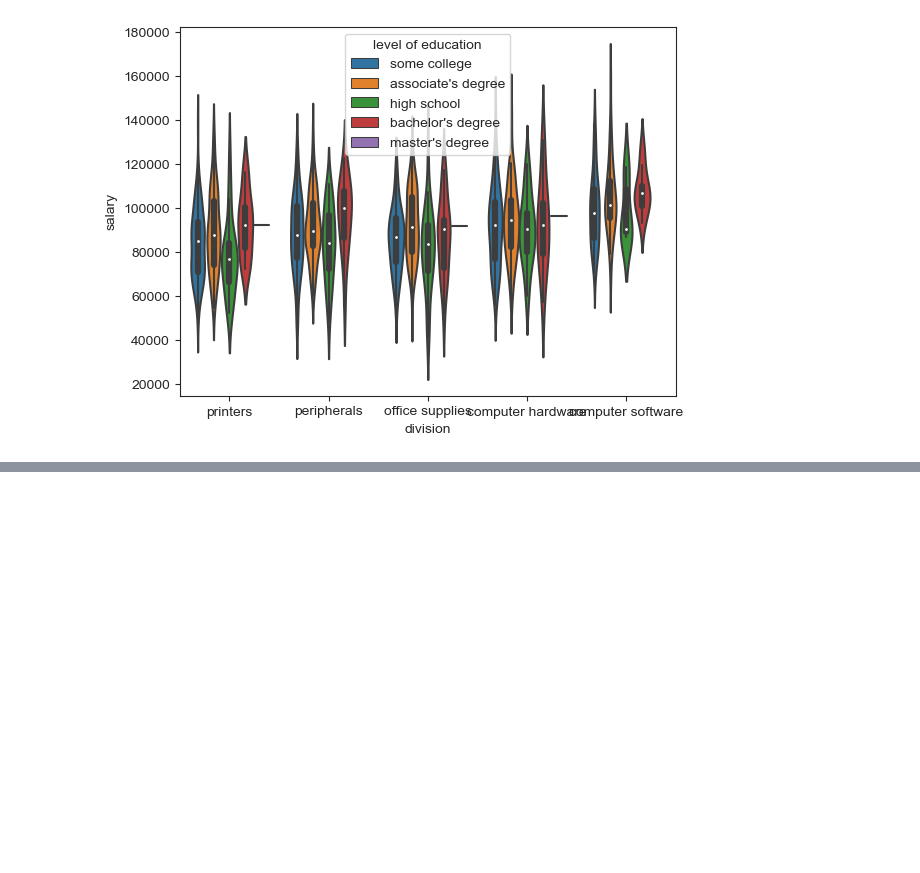
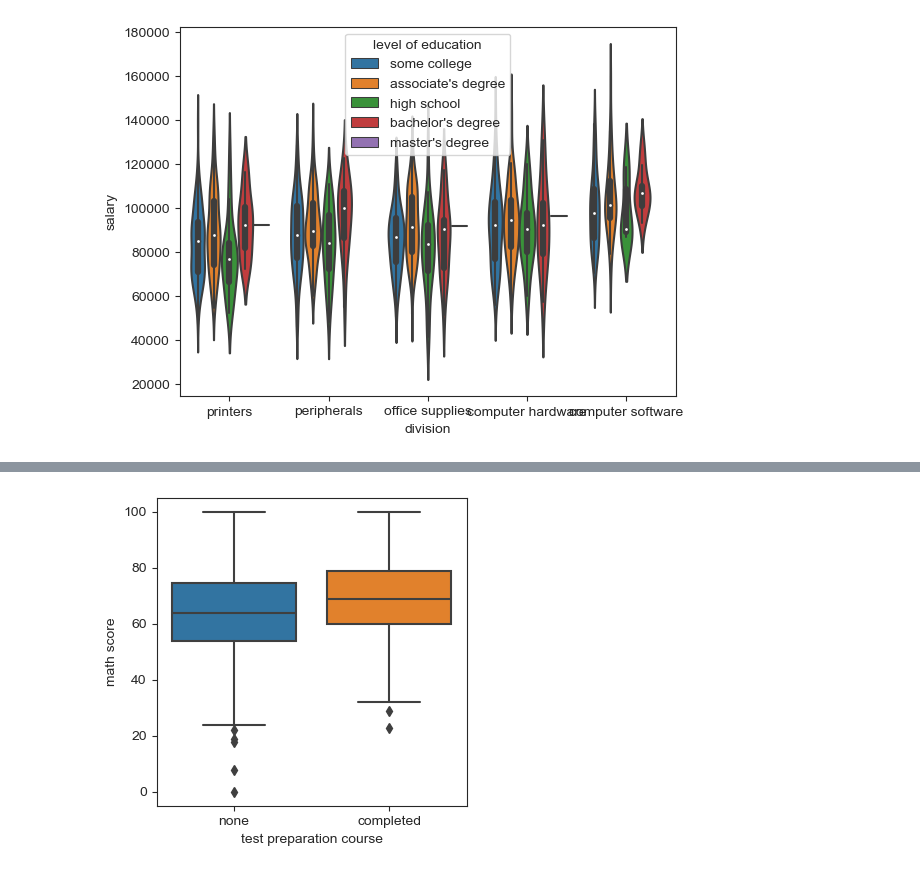
Before and after one commit to rohitcodism/ML-DS, a Jupyter notebook: practices/Seaborn/scatterPlot.ipynb, the cells around one changed output, grey strips where cells are left out. Saved outputs shown, nothing was run; the diff lists cells and outputs as text; code cells hidden in the pictures; blank space fills up the shorter version.

```diff
--- a/practices/Seaborn/scatterPlot.ipynb
+++ b/practices/Seaborn/scatterPlot.ipynb
@@ -237,0 +261,6 @@ sns.violinplot(data=df, y = 'salary', x='division', hue='level of education')
+# %%
+plt.figure(figsize=(4,4),dpi=100)
+sns.boxplot(data=df7, y='math score', x='test preparation course')
+plt.show()
+# %% [output]
+[figure, added]
```
Also changed, not shown: parts of 4 cells of this notebook.
